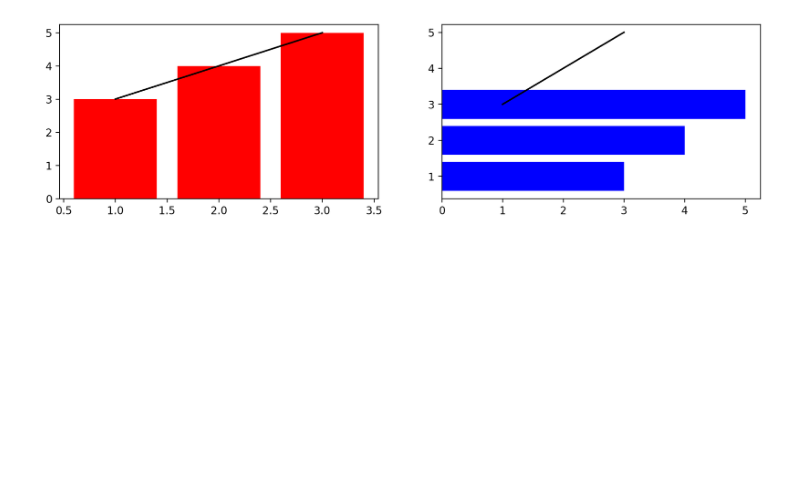
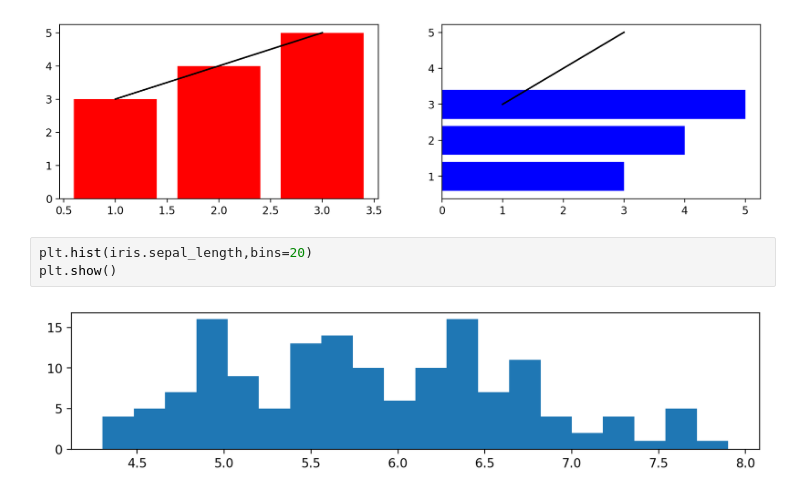
Before and after one commit to zardness/Sang, a Jupyter notebook: source/01_python/EX_0721.ipynb, the cells around one changed output. Saved outputs shown, nothing was run; the diff lists cells and outputs as text; blank space fills up the shorter version.

```diff
--- a/source/01_python/EX_0721.ipynb
+++ b/source/01_python/EX_0721.ipynb
@@ -138,3 +138,8 @@ axes[1].plot(x,y,'k')
 # %% [output]
 [<matplotlib.lines.Line2D at 0x...>]
 [figure]
+# %%
+plt.hist(iris.sepal_length,bins=20)
+plt.show()
+# %% [output]
+[figure, added]
```
Also changed, not shown: parts of 6 cells of this notebook, 1 other file.
